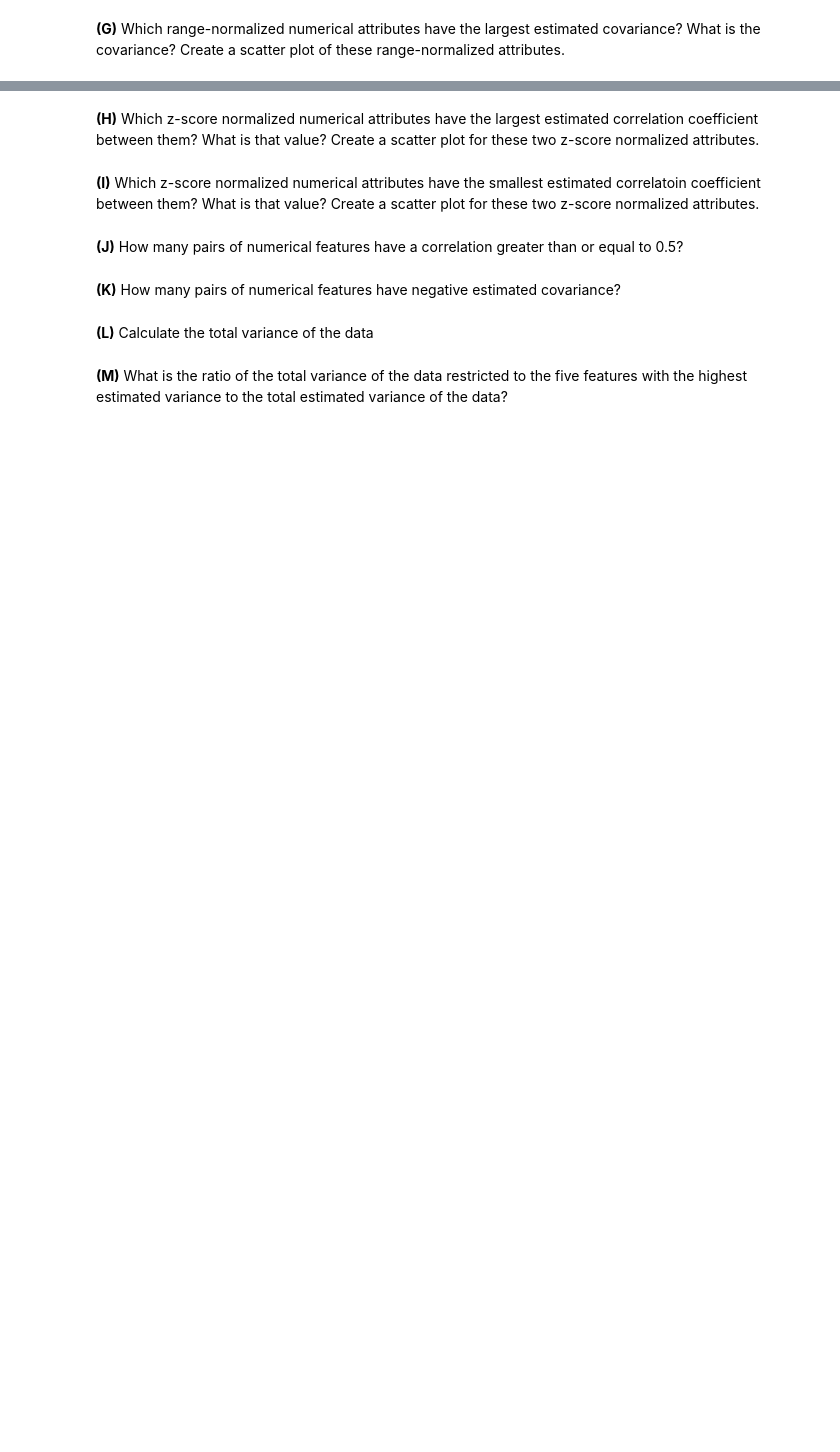
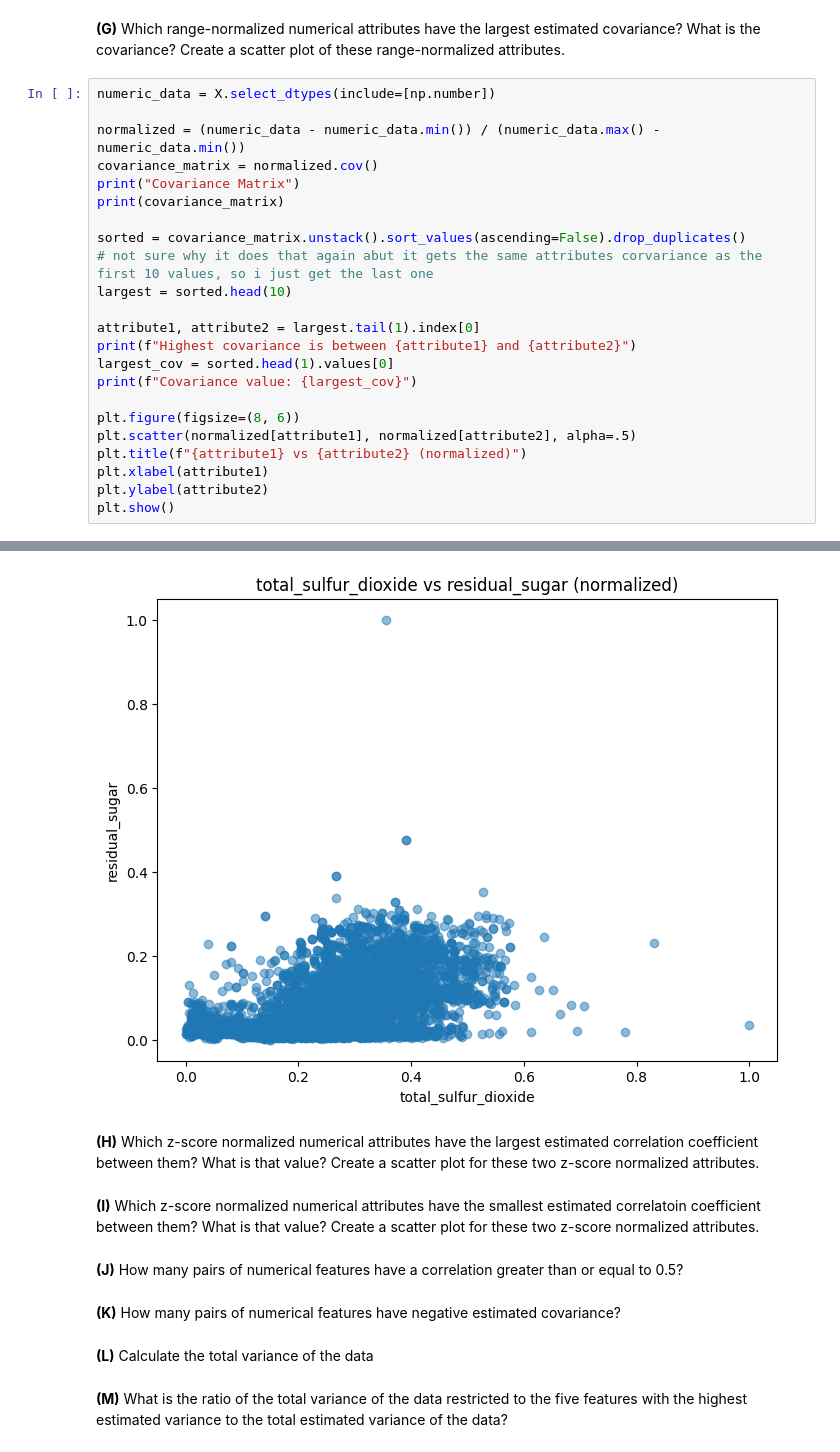
Before and after one commit to ryanadolph7/csci347_data_mining, a Jupyter notebook: CSCI347_Project_1.ipynb, the cells around one changed output, grey strips where cells are left out. Drawn from its saved outputs; the diff is of its cells as text; blank space fills up the shorter version.

```diff
--- a/CSCI347_Project_1.ipynb
+++ b/CSCI347_Project_1.ipynb
@@ -452,3 +532,27 @@ attributes are related and how the scatter plot does or does not support your in
 # %% [markdown]
 **(G)** Which range-normalized numerical attributes have the largest estimated covariance? What is
 the covariance? Create a scatter plot of these range-normalized attributes.
+# %%
+numeric_data = X.select_dtypes(include=[np.number])
+
+normalized = (numeric_data - numeric_data.min()) / (numeric_data.max() - numeric_data.min())
+covariance_matrix = normalized.cov()
+print("Covariance Matrix")
+print(covariance_matrix)
+
+sorted = covariance_matrix.unstack().sort_values(ascending=False).drop_duplicates()
+# not sure why it does that again abut it gets the same attributes corvariance as the first 10 values, so i just get the last one
+largest = sorted.head(10)
+
+attribute1, attribute2 = largest.tail(1).index[0]
+print(f"Highest covariance is between {attribute1} and {attribute2}")
+largest_cov = sorted.head(1).values[0]
+print(f"Covariance value: {largest_cov}")
+
+plt.figure(figsize=(8, 6))
+plt.scatter(normalized[attribute1], normalized[attribute2], alpha=.5)
+plt.title(f"{attribute1} vs {attribute2} (normalized)")
+plt.xlabel(attribute1)
+plt.ylabel(attribute2)
+plt.show()
+# %% [output]
@@ -455,3 +576,4 @@ the covariance? Create a scatter plot of these range-normalized attributes.
+[figure, added]
 # %% [markdown]
 **(H)** Which z-score normalized numerical attributes have the largest estimated correlation
 coefficient between them? What is that value? Create a scatter plot for these two z-score
```
Also changed, not shown: parts of 7 cells of this notebook.
